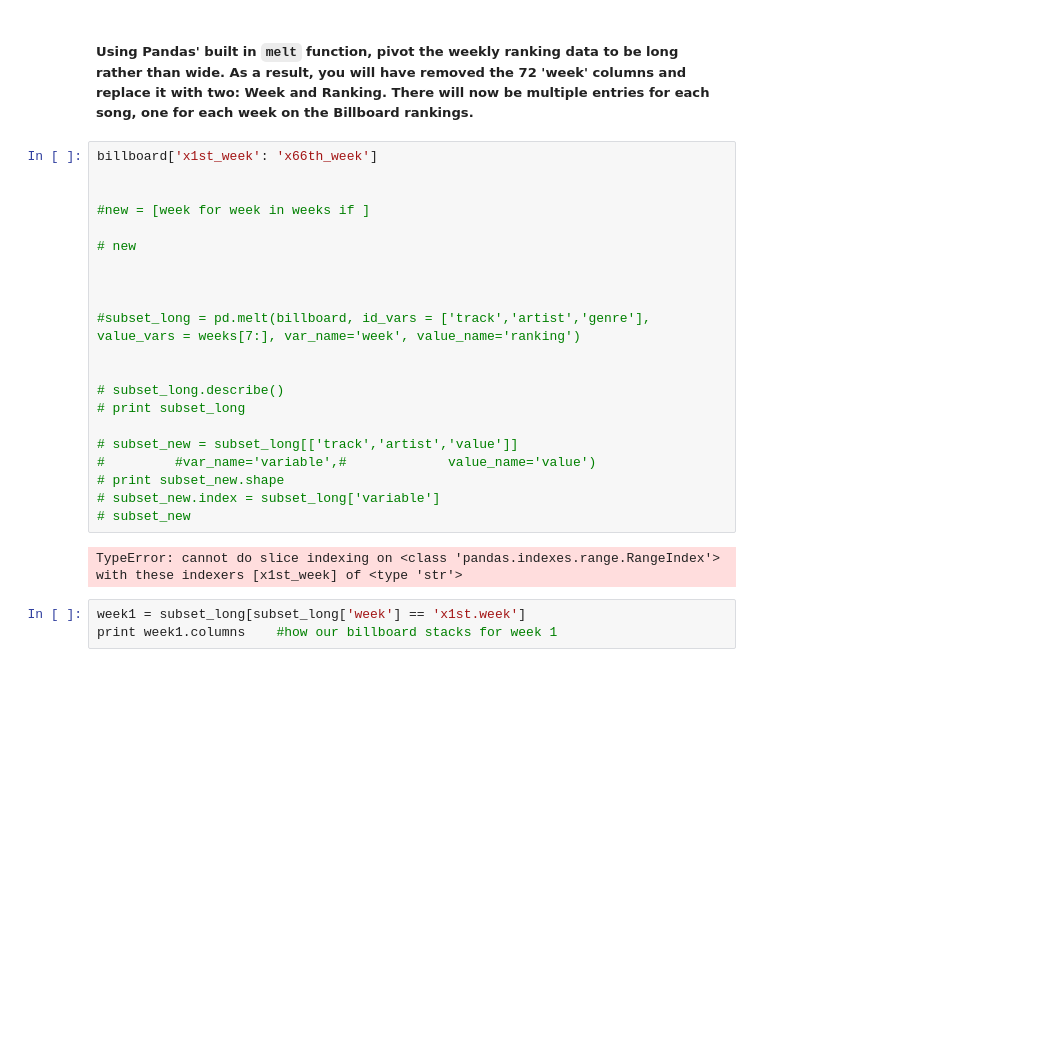
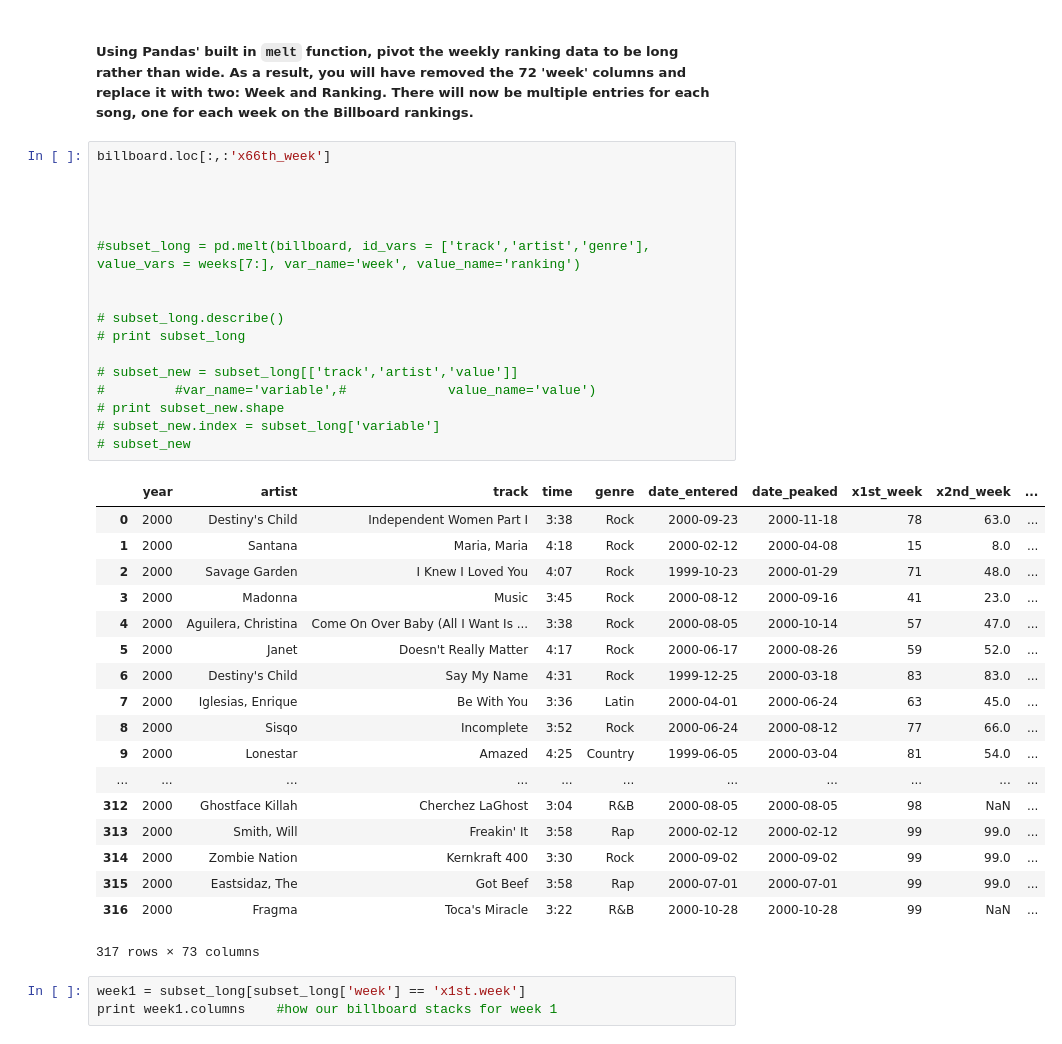
Before and after one commit to stavgrossfeld/GA-Data-Science-Immersive, a Jupyter notebook: projects/project-02/starter-code/project_2.ipynb, the cells around one changed output. Drawn from its saved outputs; the diff is of its cells as text; blank space fills up the shorter version.

```diff
--- a/projects/project-02/starter-code/project_2.ipynb
+++ b/projects/project-02/starter-code/project_2.ipynb
@@ -111,28 +111,41 @@ abcdefghijklmnopqrstuvwxyz
 # %% [markdown]
 ##### Using Pandas' built in `melt` function, pivot the weekly ranking data to be long rather than wide. As a result, you will have removed the 72 'week' columns and replace it with two: Week and Ranking. There will now be multiple entries for each song, one for each week on the Billboard rankings.
 # %%
-billboard['x1st_week': 'x66th_week']
+billboard.loc[:,:'x66th_week']
 
-
-#new = [week for week in weeks if ]
-
-# new
 
 
 
 #subset_long = pd.melt(billboard, id_vars = ['track','artist','genre'], value_vars = weeks[7:], var_name='week', value_name='ranking')
 
 
 # subset_long.describe()
 # print subset_long
 
 # subset_new = subset_long[['track','artist','value']]
 #         #var_name='variable',#             value_name='value')
 # print subset_new.shape
 # subset_new.index = subset_long['variable']
 # subset_new
 # %% [output]
+|  | year | artist | track | time | genre | date_entered | date_peaked | x1st_week | x2nd_week | ... |
+| 0 | 2000 | Destiny's Child | Independent Women Part I | 3:38 | Rock | 2000-09-23 | 2000-11-18 | 78 | 63.0 | ... |
+| 1 | 2000 | Santana | Maria, Maria | 4:18 | Rock | 2000-02-12 | 2000-04-08 | 15 | 8.0 | ... |
+| 2 | 2000 | Savage Garden | I Knew I Loved You | 4:07 | Rock | 1999-10-23 | 2000-01-29 | 71 | 48.0 | ... |
+| 3 | 2000 | Madonna | Music | 3:45 | Rock | 2000-08-12 | 2000-09-16 | 41 | 23.0 | ... |
+| 4 | 2000 | Aguilera, Christina | Come On Over Baby (All I Want Is ... | 3:38 | Rock | 2000-08-05 | 2000-10-14 | 57 | 47.0 | ... |
+| 5 | 2000 | Janet | Doesn't Really Matter | 4:17 | Rock | 2000-06-17 | 2000-08-26 | 59 | 52.0 | ... |
+| 6 | 2000 | Destiny's Child | Say My Name | 4:31 | Rock | 1999-12-25 | 2000-03-18 | 83 | 83.0 | ... |
+| 7 | 2000 | Iglesias, Enrique | Be With You | 3:36 | Latin | 2000-04-01 | 2000-06-24 | 63 | 45.0 | ... |
+| 8 | 2000 | Sisqo | Incomplete | 3:52 | Rock | 2000-06-24 | 2000-08-12 | 77 | 66.0 | ... |
+| 9 | 2000 | Lonestar | Amazed | 4:25 | Country | 1999-06-05 | 2000-03-04 | 81 | 54.0 | ... |
+| ... | ... | ... | ... | ... | ... | ... | ... | ... | ... | ... |
+| 312 | 2000 | Ghostface Killah | Cherchez LaGhost | 3:04 | R&B | 2000-08-05 | 2000-08-05 | 98 | NaN | ... |
+| 313 | 2000 | Smith, Will | Freakin' It | 3:58 | Rap | 2000-02-12 | 2000-02-12 | 99 | 99.0 | ... |
+| 314 | 2000 | Zombie Nation | Kernkraft 400 | 3:30 | Rock | 2000-09-02 | 2000-09-02 | 99 | 99.0 | ... |
+| 315 | 2000 | Eastsidaz, The | Got Beef | 3:58 | Rap | 2000-07-01 | 2000-07-01 | 99 | 99.0 | ... |
+| 316 | 2000 | Fragma | Toca's Miracle | 3:22 | R&B | 2000-10-28 | 2000-10-28 | 99 | NaN | ... |
-TypeError: cannot do slice indexing on <class 'pandas.indexes.range.RangeIndex'> with these indexers [x1st_week] of <type 'str'>
+317 rows × 73 columns
 # %%
 week1 = subset_long[subset_long['week'] == 'x1st.week']
 print week1.columns    #how our billboard stacks for week 1
```
Also changed, not shown: parts of 1 cell of this notebook.
